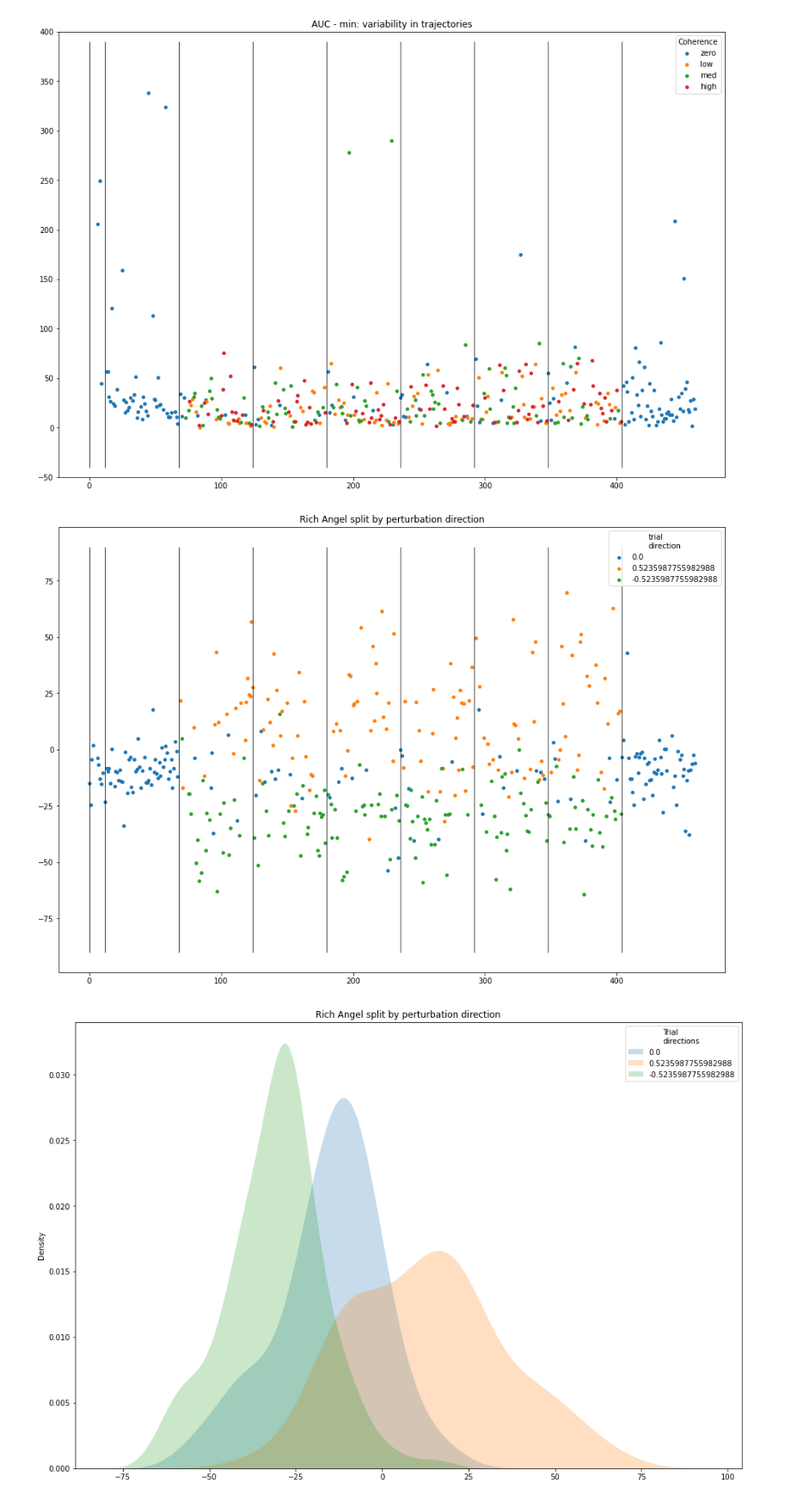
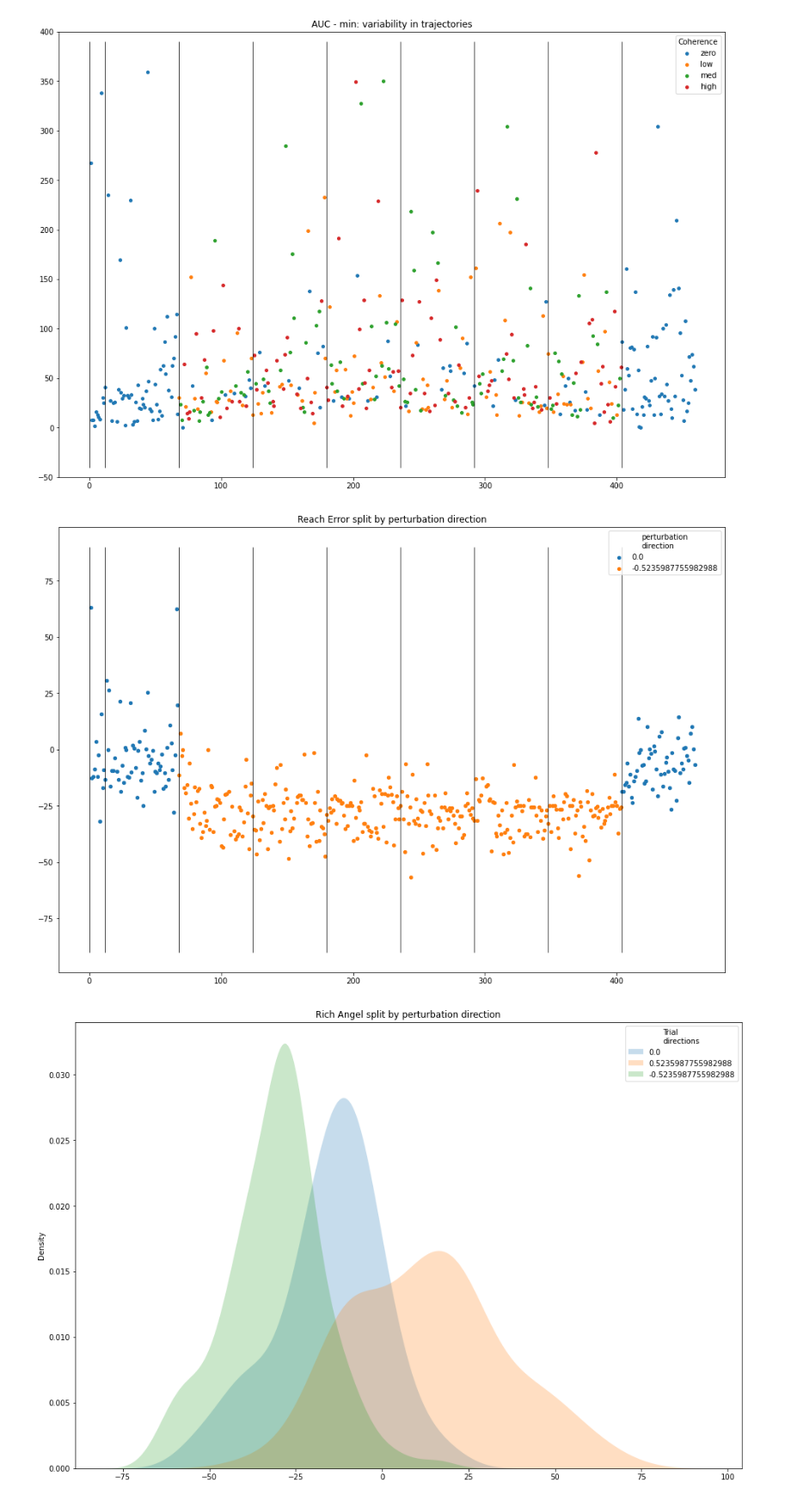
Before and after one commit to maciekszul/DANC_learning_beh, a Jupyter notebook: subj_viz.ipynb, the cells around one changed output. Shown at 86% size. Saved outputs shown, nothing was run; the diff lists cells and outputs as text; code cells hidden in the pictures.

```diff
--- a/subj_viz.ipynb
+++ b/subj_viz.ipynb
@@ -4,7 +4,7 @@ import matplotlib.pylab as plt
 import numpy as np
 import seaborn as sns
 # %%
-filepath = "data/subj-101.csv"
+filepath = "data/subj-129.csv"
 # %%
 data = pd.read_csv(filepath)
 # %%
@@ -58,19 +58,19 @@ ax.vlines(np.where(data.trial_in_block == 0)[0], ymin=-40, ymax=390, color="blac
 plt.ylim(-50, 400)
 plt.title("AUC - min: variability in trajectories");
 # %% [output]
-[figure, old version]
+[figure, new version]
 # %%
 f, ax = plt.subplots(figsize=(16, 11))
 f.patch.set_facecolor("white")
 for i in data.trial_perturb.unique():
     y = data[data.trial_perturb == i]
     x = y.index.to_numpy()
-    ax.scatter(x, y.reach_target, label=i, s=15)
-ax.legend(title="trial\ndirection")
+    ax.scatter(x, y.reach_target, label=i, s=19)
+ax.legend(title="perturbation\ndirection")
 ax.vlines(np.where(data.trial_in_block == 0)[0], ymin=-90, ymax=90, color="black", lw=0.75)
-plt.title("Rich Angel split by perturbation direction");
+plt.title("Reach Error split by perturbation direction");
 # %% [output]
-[figure, old version]
+[figure, new version]
 # %%
 f, ax = plt.subplots(figsize=(16, 11))
 f.patch.set_facecolor("white")
```
Also changed, not shown: parts of 3 cells of this notebook, 2 other files.
